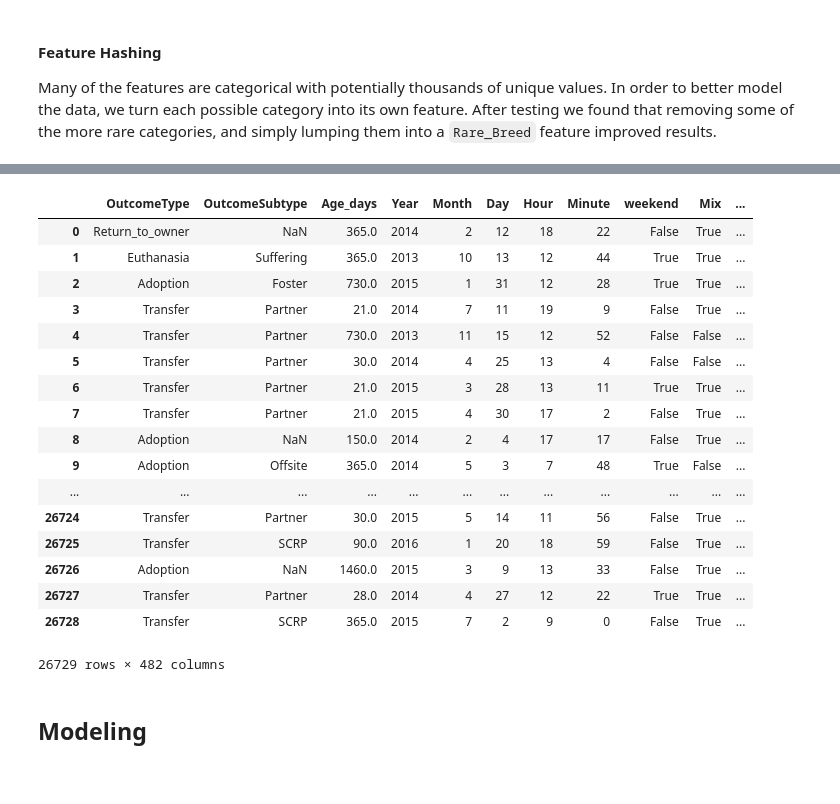
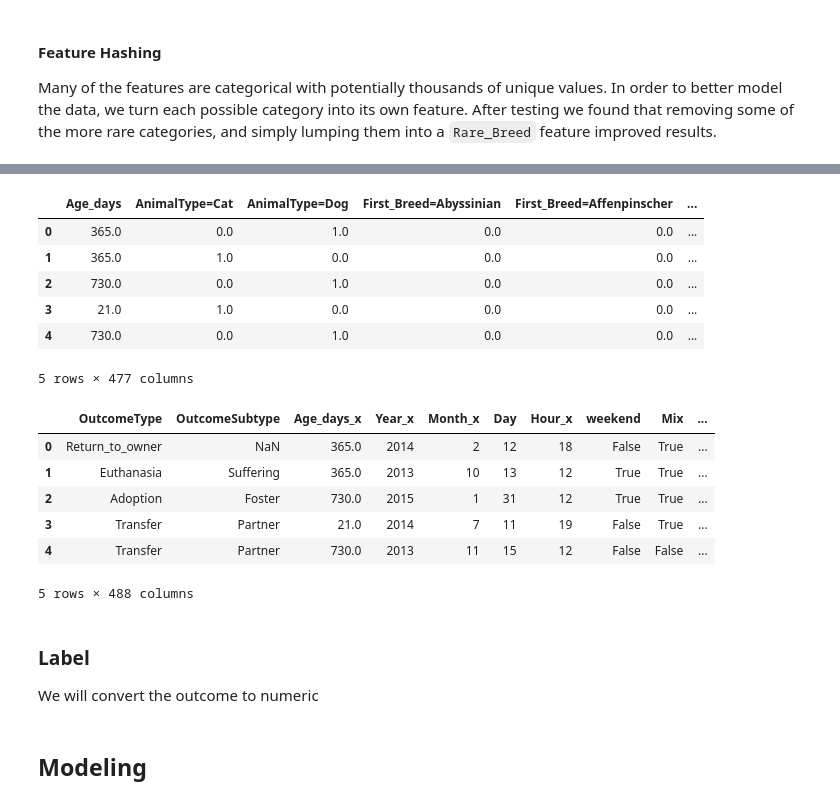
Before and after one commit to jankcious/w207-Shelter-Animal-Outcomes, a Jupyter notebook: Writeup.ipynb, the cells around one changed output, grey strips where cells are left out. Cells and saved outputs as stored; diff of their text form; code cells hidden in the pictures.

```diff
--- a/Writeup.ipynb
+++ b/Writeup.ipynb
@@ -374,26 +356,26 @@ test_data.drop('Breed', inplace=True, axis=1)
 Name has far too many unique categories, we we instead reduced it into a binary variable of whether or not the animal had a name
 # %%
 #Does the animal have a name?
-raw_data['has_name'] = raw_data['Name'].isnull()
+train_data['has_name'] = train_data['Name'].isnull()
 test_data['has_name'] = test_data['Name'].isnull()
-raw_data.drop('Name', inplace=True, axis=1)
+train_data.drop('Name', inplace=True, axis=1)
 test_data.drop('Name', inplace=True, axis=1)
 # %% [markdown]
 #### Color
 Similar to breed, there can be multiple colors listed as well as the string `mix`.  We split the colors into a first and second color, as well as a mixed color feature.
 # %%
-raw_data['First_Color'] = raw_data['Color'].map(lambda x: x.split('/')[0].replace('Mix', '').strip())
-raw_data['Second_Color'] = raw_data['Color'].map(lambda x: x.split('/')[1].replace('Mix', '').strip() if len(x.split('/')) > 1 else np.nan)
-
+# Split color to primary versus secondary if exist
+train_data['First_Color'] = train_data['Color'].map(lambda x: x.split('/')[0].replace('Mix', '').strip())
+train_data['Second_Color'] = train_data['Color'].map(lambda x: x.split('/')[1].replace('Mix', '').strip() if len(x.split('/')) > 1 else np.nan)
 
 test_data['First_Color'] = test_data['Color'].map(lambda x: x.split('/')[0].replace('Mix', '').strip())
 test_data['Second_Color'] = test_data['Color'].map(lambda x: x.split('/')[1].replace('Mix', '').strip() if len(x.split('/')) > 1 else np.nan)
 
-
-raw_data['Mix_Color'] = raw_data['Color'].map(lambda x: x.find('Mix') != -1)
+# Extract a feature if the animal has mix colors
+train_data['Mix_Color'] = train_data['Color'].map(lambda x: x.find('Mix') != -1)
 test_data['Mix_Color'] = test_data['Color'].map(lambda x: x.find('Mix') != -1)
 
-raw_data.drop('Color', axis=1, inplace=True)
+train_data.drop('Color', axis=1, inplace=True)
 test_data.drop('Color', axis=1, inplace=True)
 # %% [markdown]
 #### Feature Hashing
@@ -431,10 +390,10 @@ raw_data[['AnimalType','gender','First_Breed', 'Second_Breed','First_Color','Sec
 # %%
 from sklearn.feature_extraction import DictVectorizer
 dv = DictVectorizer(sparse=False)
-hash_preds = ['AnimalType','gender','First_Breed', 'Second_Breed','First_Color','Second_Color']
+hash_preds = ['AnimalType','SexuponOutcome','First_Breed', 'Second_Breed','First_Color','Second_Color', 'Year','Month','Age_days','Hour']
 non_hash_preds = ['OutcomeType', 'OutcomeSubtype', 'Age_days', 'Year', 'Month', 'Day', 'Hour', \
-                  'Minute', 'weekend', 'Mix', 'has_name', 'Mix_Color']
-hashed_train = pd.DataFrame(dv.fit_transform(raw_data[hash_preds].to_dict(orient='records')),
+                  'weekend', 'Mix', 'has_name', 'Mix_Color']
+hashed_train = pd.DataFrame(dv.fit_transform(train_data[hash_preds].to_dict(orient='records')),
                             columns=dv.get_feature_names()).fillna(0)
 hashed_test = pd.DataFrame(dv.transform(test_data[hash_preds].to_dict(orient='records')),
                            columns=dv.get_feature_names()).fillna(0)
@@ -483,24 +404,27 @@ hashed_train
+# %%
+hashed_train.head()
+# %% [output]
+|  | Age_days | AnimalType=Cat | AnimalType=Dog | First_Breed=Abyssinian | First_Breed=Affenpinscher | ... |
+| 0 | 365.0 | 0.0 | 1.0 | 0.0 | 0.0 | ... |
+| 1 | 365.0 | 1.0 | 0.0 | 0.0 | 0.0 | ... |
+| 2 | 730.0 | 0.0 | 1.0 | 0.0 | 0.0 | ... |
+| 3 | 21.0 | 1.0 | 0.0 | 0.0 | 0.0 | ... |
+| 4 | 730.0 | 0.0 | 1.0 | 0.0 | 0.0 | ... |
+5 rows × 477 columns
 # %%
-final_train_data = raw_data[non_hash_preds].merge(hashed_train, how='inner', left_index=True, right_index=True)
+final_train_data = train_data[non_hash_preds].merge(hashed_train, how='inner', left_index=True, right_index=True)
 final_test_data = test_data[non_hash_preds[2:]].merge(hashed_test, how = 'inner', left_index=True, right_index=True)
 # %%
-final_train_data
+final_train_data.head()
 # %% [output]
-|  | OutcomeType | OutcomeSubtype | Age_days | Year | Month | Day | Hour | Minute | weekend | Mix | ... |
-| 0 | Return_to_owner | NaN | 365.0 | 2014 | 2 | 12 | 18 | 22 | False | True | ... |
-| 1 | Euthanasia | Suffering | 365.0 | 2013 | 10 | 13 | 12 | 44 | True | True | ... |
-| 2 | Adoption | Foster | 730.0 | 2015 | 1 | 31 | 12 | 28 | True | True | ... |
-| 3 | Transfer | Partner | 21.0 | 2014 | 7 | 11 | 19 | 9 | False | True | ... |
-| 4 | Transfer | Partner | 730.0 | 2013 | 11 | 15 | 12 | 52 | False | False | ... |
-| 5 | Transfer | Partner | 30.0 | 2014 | 4 | 25 | 13 | 4 | False | False | ... |
-| 6 | Transfer | Partner | 21.0 | 2015 | 3 | 28 | 13 | 11 | True | True | ... |
-| 7 | Transfer | Partner | 21.0 | 2015 | 4 | 30 | 17 | 2 | False | True | ... |
-| 8 | Adoption | NaN | 150.0 | 2014 | 2 | 4 | 17 | 17 | False | True | ... |
-| 9 | Adoption | Offsite | 365.0 | 2014 | 5 | 3 | 7 | 48 | True | False | ... |
-| ... | ... | ... | ... | ... | ... | ... | ... | ... | ... | ... | ... |
-| 26724 | Transfer | Partner | 30.0 | 2015 | 5 | 14 | 11 | 56 | False | True | ... |
-| 26725 | Transfer | SCRP | 90.0 | 2016 | 1 | 20 | 18 | 59 | False | True | ... |
-| 26726 | Adoption | NaN | 1460.0 | 2015 | 3 | 9 | 13 | 33 | False | True | ... |
-| 26727 | Transfer | Partner | 28.0 | 2014 | 4 | 27 | 12 | 22 | True | True | ... |
-| 26728 | Transfer | SCRP | 365.0 | 2015 | 7 | 2 | 9 | 0 | False | True | ... |
+|  | OutcomeType | OutcomeSubtype | Age_days_x | Year_x | Month_x | Day | Hour_x | weekend | Mix | ... |
+| 0 | Return_to_owner | NaN | 365.0 | 2014 | 2 | 12 | 18 | False | True | ... |
+| 1 | Euthanasia | Suffering | 365.0 | 2013 | 10 | 13 | 12 | True | True | ... |
+| 2 | Adoption | Foster | 730.0 | 2015 | 1 | 31 | 12 | True | True | ... |
+| 3 | Transfer | Partner | 21.0 | 2014 | 7 | 11 | 19 | False | True | ... |
+| 4 | Transfer | Partner | 730.0 | 2013 | 11 | 15 | 12 | False | False | ... |
-26729 rows × 482 columns
+5 rows × 488 columns
+# %% [markdown]
+### Label
+
+We will convert the outcome to numeric
```
Also changed, not shown: parts of 36 cells of this notebook.
